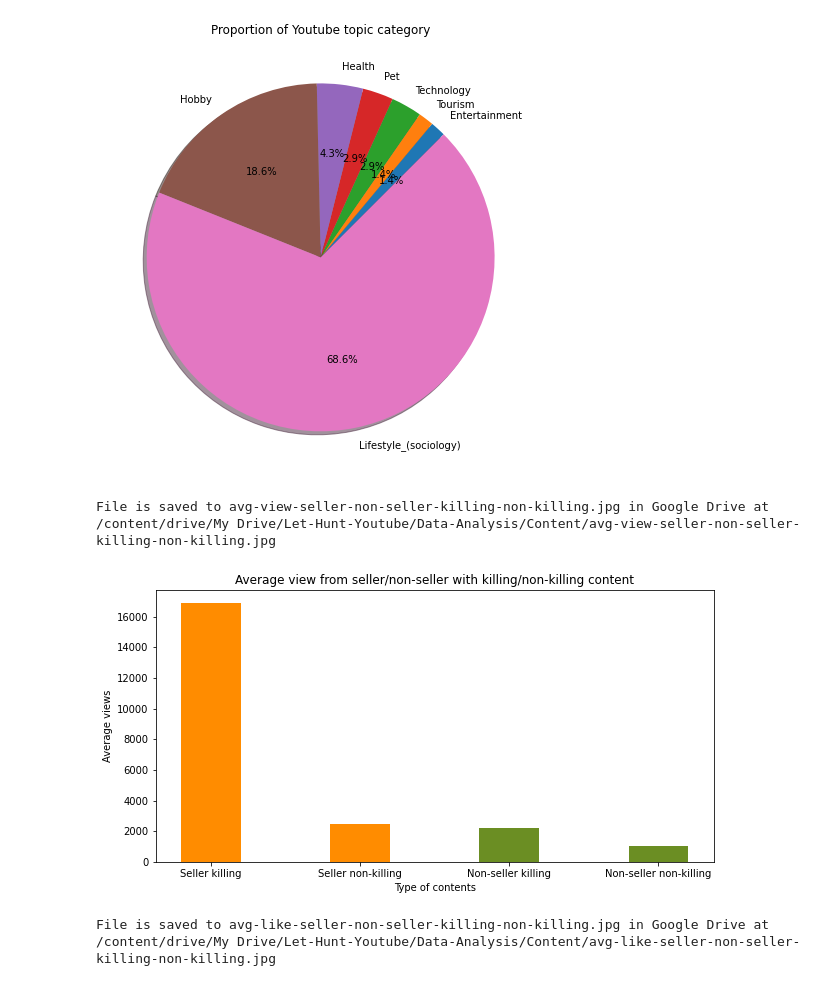
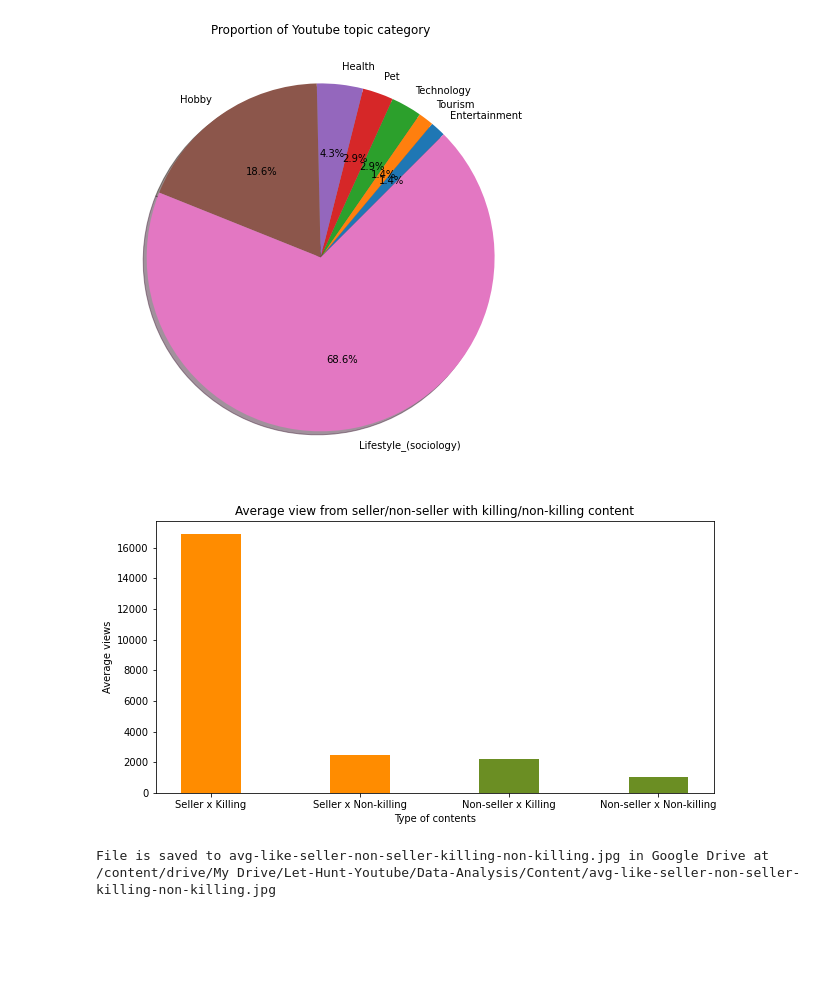
Before and after one commit to hoangantk6/Youtube_Hunting, a Jupyter notebook: 04-Data-Analysis/01_video-content-analysis.ipynb, the cells around one changed output. Cells and saved outputs as stored; diff of their text form; code cells hidden in the pictures; blank space fills up the shorter version.

```diff
--- a/04-Data-Analysis/01_video-content-analysis.ipynb
+++ b/04-Data-Analysis/01_video-content-analysis.ipynb
@@ -361,34 +387,32 @@ File is saved to topic_category_pie.jpg in Google Drive at /content/drive/My Dri
 # %%
 # average view by category
 def mean_metadata_of_intersection(A, B, metadata):
   C = list(set(category[A]).intersection(set(category[B])))
   C_num_view_mean = round(data[C + [metadata]].dropna(subset=C, how='all')[metadata].mean())
   return C_num_view_mean
 
 seller_killing_num_view_mean         = mean_metadata_of_intersection('seller', 'killing', 'num_view')
 seller_non_killing_num_view_mean     = mean_metadata_of_intersection('seller', 'non-killing', 'num_view')
 non_seller_killing_num_view_mean     = mean_metadata_of_intersection('non-seller', 'killing', 'num_view')
 non_seller_non_killing_num_view_mean = mean_metadata_of_intersection('non-seller', 'non-killing', 'num_view')
 
 plt = dautils.bar_plot(
     data={
-        "Seller killing": seller_killing_num_view_mean,
-        "Seller non-killing": seller_non_killing_num_view_mean,
-        "Non-seller killing": non_seller_killing_num_view_mean,
-        "Non-seller non-killing": non_seller_non_killing_num_view_mean
+        "Seller x Killing": seller_killing_num_view_mean,
+        "Seller x Non-killing": seller_non_killing_num_view_mean,
+        "Non-seller x Killing": non_seller_killing_num_view_mean,
+        "Non-seller x Non-killing": non_seller_non_killing_num_view_mean
     },
     xlabel="Type of contents",
     ylabel="Average views",
     title="Average view from seller/non-seller with killing/non-killing content",
-    value_annotation=False,
     color=['darkorange', 'darkorange', 'olivedrab', 'olivedrab']
 )
 
 # save image
 utils.save_image(plt, visualization_folder_path, "avg-view-seller-non-seller-killing-non-killing.jpg")
 # %% [output]
-File is saved to avg-view-seller-non-seller-killing-non-killing.jpg in Google Drive at /content/drive/My Drive/Let-Hunt-Youtube/Data-Analysis/Content/avg-view-seller-non-seller-killing-non-killing.jpg
-[figure, old version]
+[figure, new version]
 # %%
 # average like by category
 seller_killing_num_like_mean         = mean_metadata_of_intersection('seller', 'killing', 'num_like')
```
Also changed, not shown: parts of 12 cells of this notebook.
